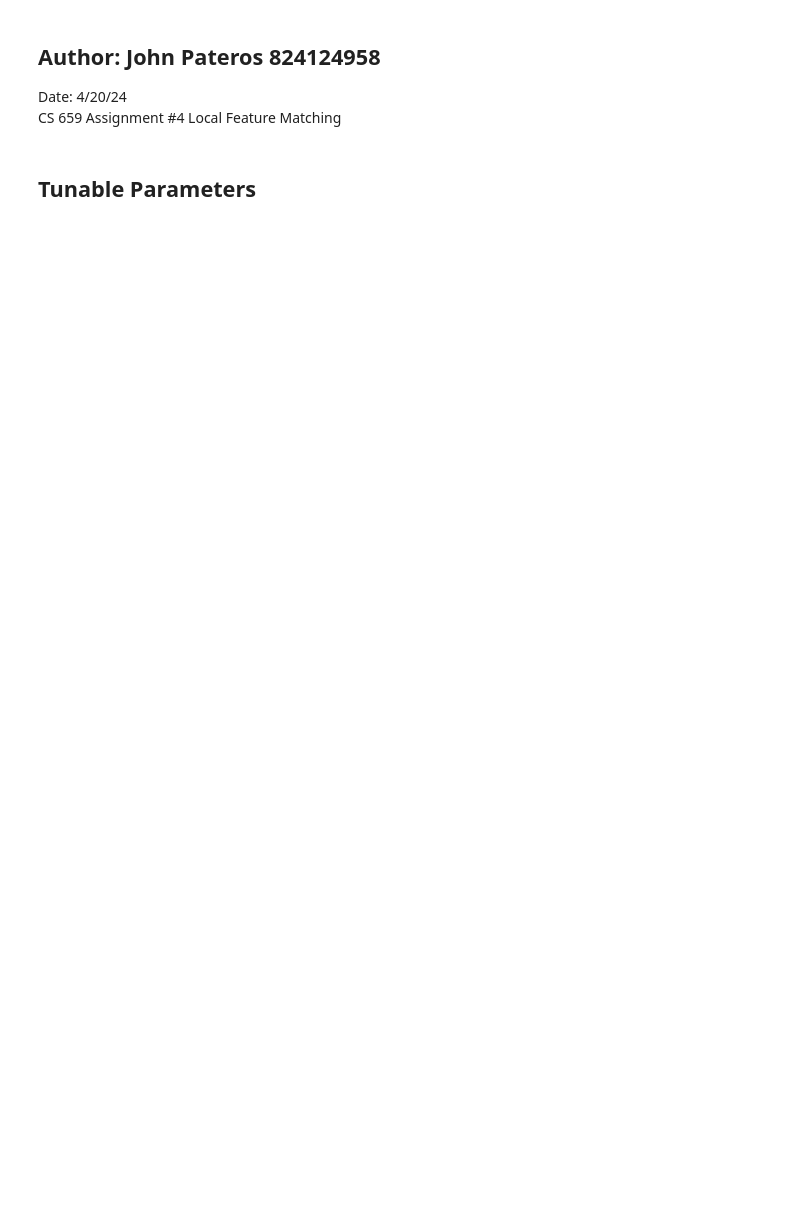
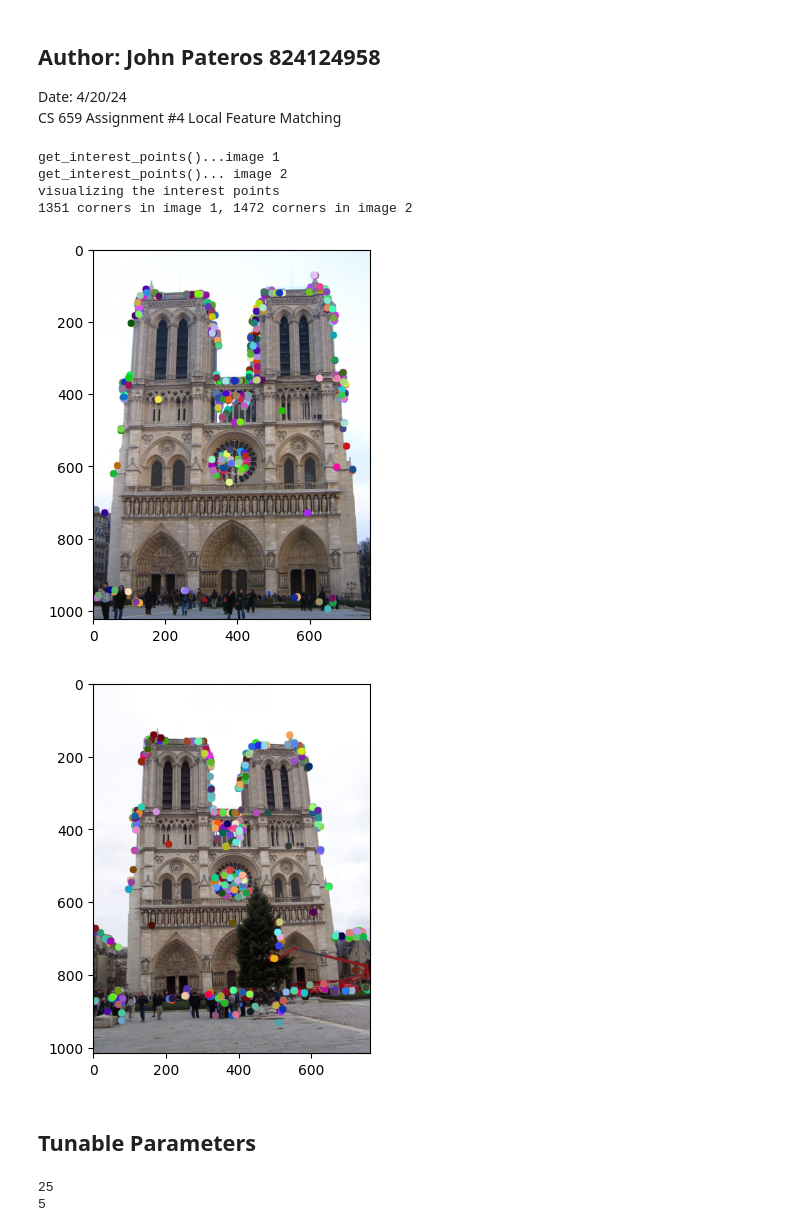
Before and after one commit to SethPavlicekGradStudent/CS659-Project, a Jupyter notebook: project.ipynb, the cells around one changed output. Saved outputs shown, nothing was run; the diff lists cells and outputs as text; code cells hidden in the pictures; blank space fills up the shorter version.

```diff
--- a/project.ipynb
+++ b/project.ipynb
@@ -114,29 +114,36 @@ def get_interest_points(image, feature_width):
 # %%
 image1 = load_image('data/Notre Dame/A.jpg')
 image2 = load_image('data/Notre Dame/B.jpg')
-eval_file = '../data/Notre Dame/A_to_B.pkl'
+eval_file = 'data/Notre Dame/A_to_B.pkl'
 
 
 scale_factor = 0.5
 image1 = cv2.resize(image1, (0, 0), fx=scale_factor, fy=scale_factor)
 image2 = cv2.resize(image2, (0, 0), fx=scale_factor, fy=scale_factor)
 image1_bw = cv2.cvtColor(image1, cv2.COLOR_RGB2GRAY)
 image2_bw = cv2.cvtColor(image2, cv2.COLOR_RGB2GRAY)
 
 feature_width = 16 # width and height of each local feature, in pixels.
 ########## interest point detection ##########
 print('get_interest_points()...image 1')
 x1, y1, scales1= get_interest_points(image1_bw, feature_width)
 print('get_interest_points()... image 2')
 x2, y2, scales2 = get_interest_points(image2_bw, feature_width)
 
 print('visualizing the interest points')
 # Visualize the interest points
 c1 = show_interest_points(image1, x1, y1)
 c2 = show_interest_points(image2, x2, y2)
 plt.figure(); plt.imshow(c1)
 plt.figure(); plt.imshow(c2)
 print('{:d} corners in image 1, {:d} corners in image 2'.format(len(x1), len(x2)))
+# %% [output]
+get_interest_points()...image 1
+get_interest_points()... image 2
+visualizing the interest points
+1351 corners in image 1, 1472 corners in image 2
+[figure, added]
+[figure, added]
 # %% [markdown]
 ## Tunable Parameters
 # %%
@@ -144,8 +151,8 @@ class IncomaptibleWindowSizes(Exception):
     pass
 
 #tunable parameters for the ablasian study
-bins = 8
-mainWindowSize = 8
+bins = 4
+mainWindowSize = 20
 smallerWindowSize = 4
 #options in the future: padding type,
 
@@ -156,6 +163,9 @@ numRegionsAcross = int(math.sqrt(numRegions))
 
 print(numRegions)
 print(numRegionsAcross)
+# %% [output]
+25
+5
 # %%
 
 def get_features(image, x, y, feature_width):
```
Also changed, not shown: parts of 3 cells of this notebook, 2 other files.
